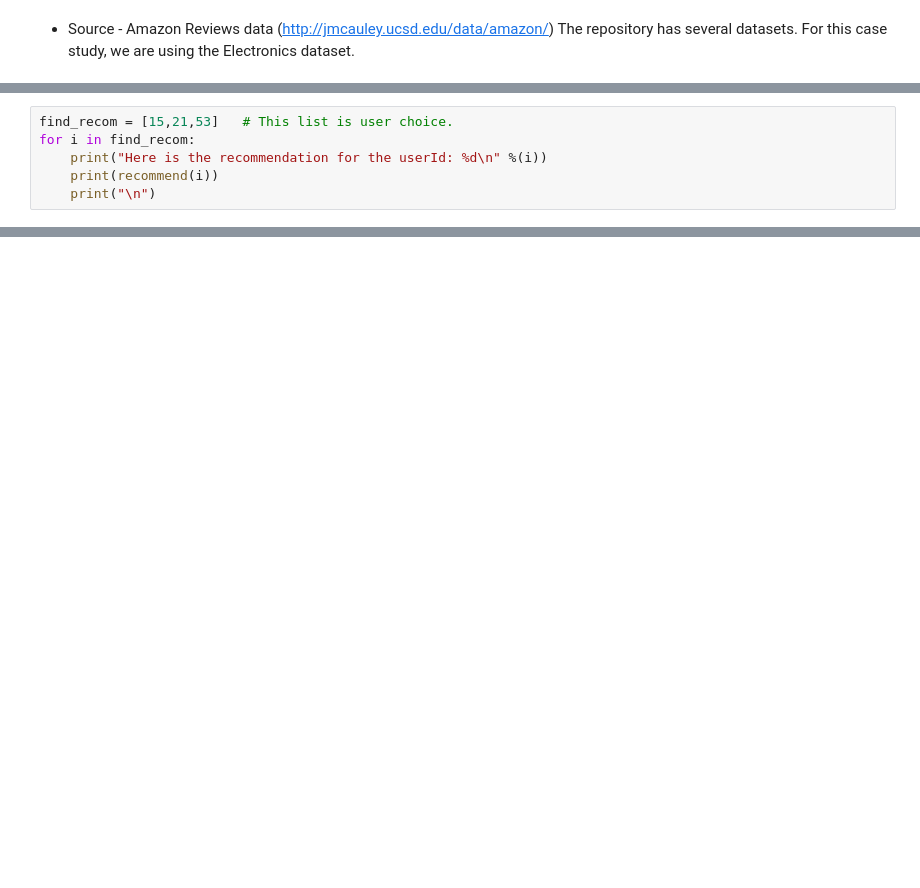
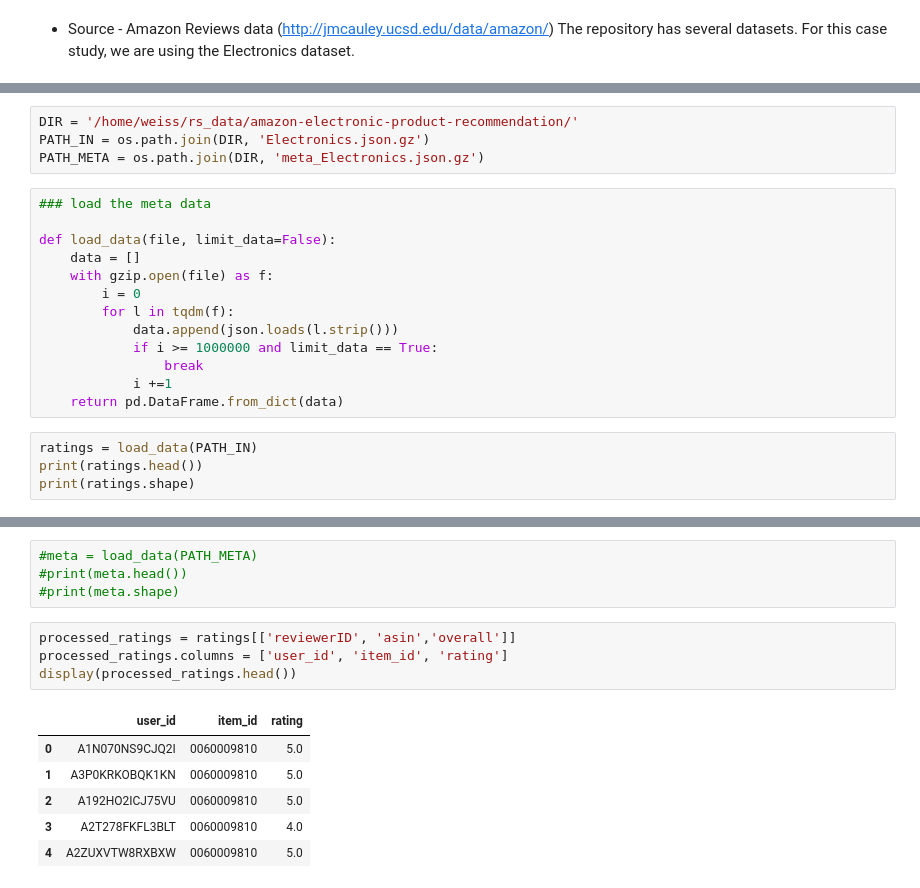
Before and after one commit to tobiasweede/rs-via-gnn, a Jupyter notebook: 01_mln-baselines/amazon-electronic/amazon-electronic-descriptive-analysis.ipynb, the cells around one changed output, grey strips where cells are left out. Saved outputs shown, nothing was run; the diff lists cells and outputs as text; blank space fills up the shorter version.

```diff
--- a/01_mln-baselines/amazon-electronic/amazon-electronic-descriptive-analysis.ipynb
+++ b/01_mln-baselines/amazon-electronic/amazon-electronic-descriptive-analysis.ipynb
@@ -242,6 +4,0 @@ def recommend(user_id):
-# %%
-find_recom = [15,21,53]   # This list is user choice.
-for i in find_recom:
-    print("Here is the recommendation for the userId: %d\n" %(i))
-    print(recommend(i))
-    print("\n")
@@ -418,0 +20,21 @@ RMSE: 1.0647
+# %%
+DIR = '/home/weiss/rs_data/amazon-electronic-product-recommendation/'
+PATH_IN = os.path.join(DIR, 'Electronics.json.gz')
+PATH_META = os.path.join(DIR, 'meta_Electronics.json.gz')
+# %%
+### load the meta data
+
+def load_data(file, limit_data=False):
+    data = []
+    with gzip.open(file) as f:
+        i = 0
+        for l in tqdm(f):
+            data.append(json.loads(l.strip()))
+            if i >= 1000000 and limit_data == True:
+                break
+            i +=1
+    return pd.DataFrame.from_dict(data)
+# %%
+ratings = load_data(PATH_IN)
+print(ratings.head())
+print(ratings.shape)
@@ -418,0 +59,15 @@ RMSE: 1.0647
+# %%
+#meta = load_data(PATH_META)
+#print(meta.head())
+#print(meta.shape)
+# %%
+processed_ratings = ratings[['reviewerID', 'asin','overall']]
+processed_ratings.columns = ['user_id', 'item_id', 'rating']
+display(processed_ratings.head())
+# %% [output]
+|  | user_id | item_id | rating |
+| 0 | A1N070NS9CJQ2I | 0060009810 | 5.0 |
+| 1 | A3P0KRKOBQK1KN | 0060009810 | 5.0 |
+| 2 | A192HO2ICJ75VU | 0060009810 | 5.0 |
+| 3 | A2T278FKFL3BLT | 0060009810 | 4.0 |
+| 4 | A2ZUXVTW8RXBXW | 0060009810 | 5.0 |
```
Also changed, not shown: parts of 52 cells of this notebook, 5 other files.
